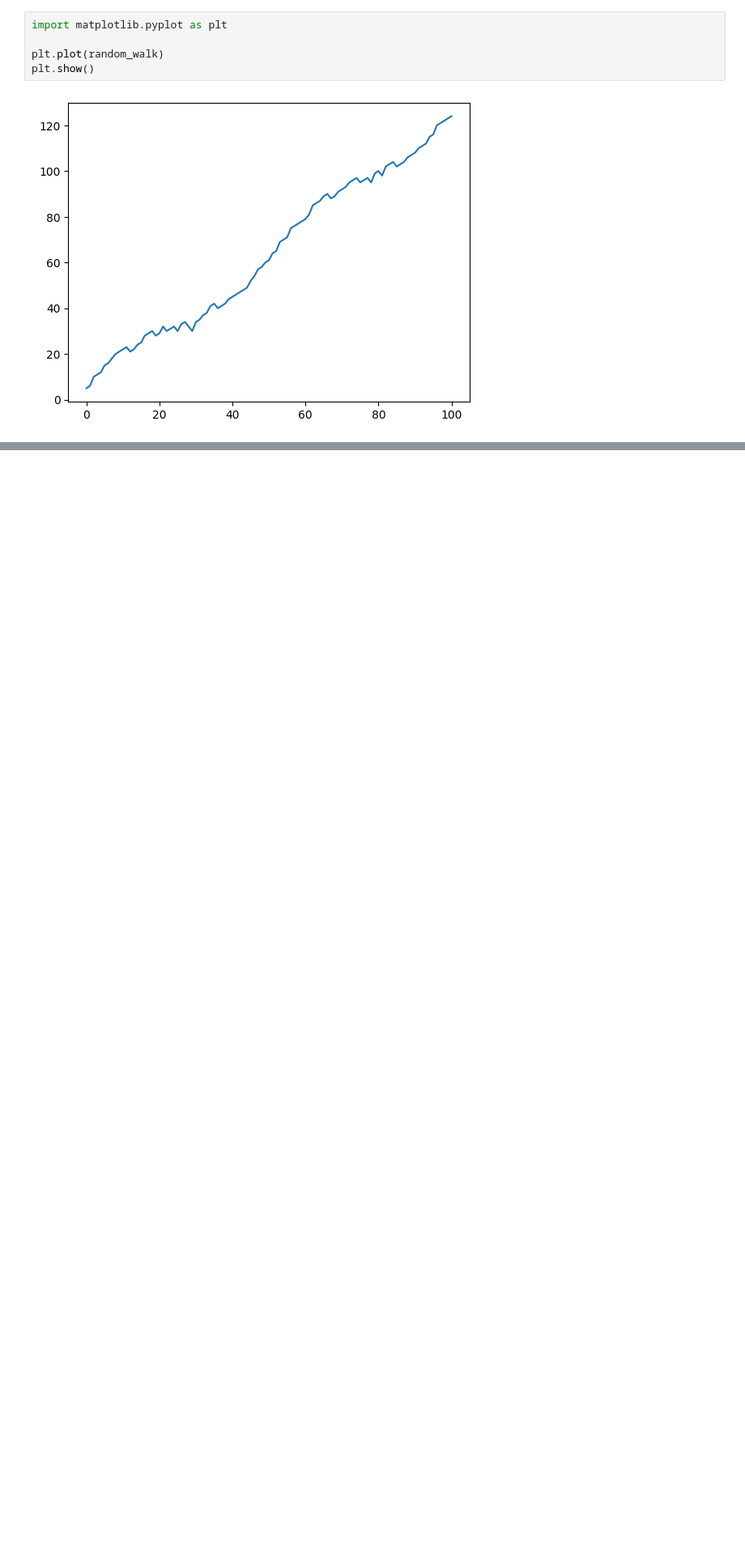
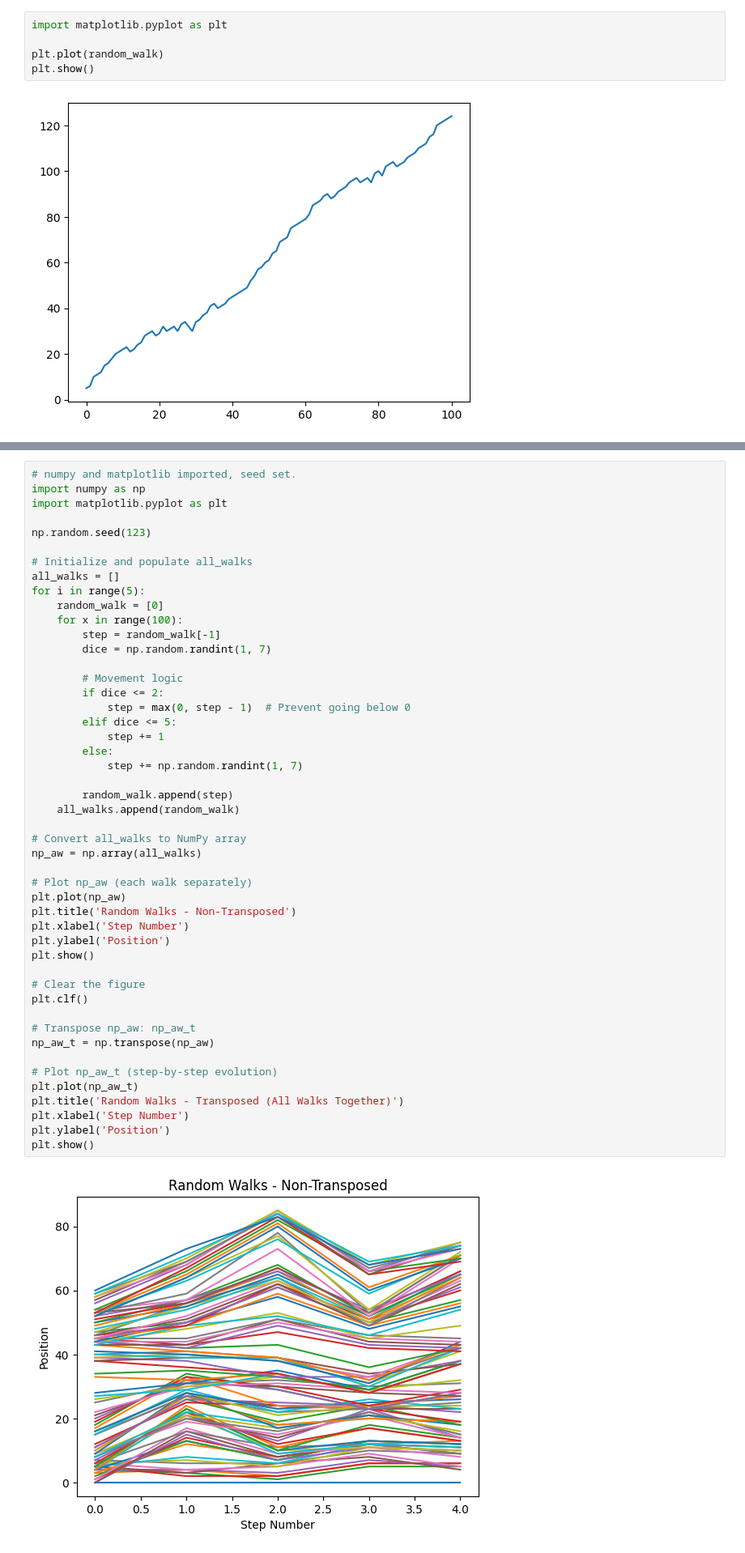
Before and after one commit to kar137/datascience-python, a Jupyter notebook: notebooks/2.Intermediate-python.ipynb, the cells around one changed output, grey strips where cells are left out. Shown: that part at 81% size. Cells and saved outputs as stored; diff of their text form; blank space fills up the shorter version.

Commit message:
Add: Implement and visualize multiple walk

```diff
--- a/notebooks/2.Intermediate-python.ipynb
+++ b/notebooks/2.Intermediate-python.ipynb
@@ -1154,0 +1157,50 @@ plt.show()
+# %%
+# numpy and matplotlib imported, seed set.
+import numpy as np
+import matplotlib.pyplot as plt
+
+np.random.seed(123)
+
+# Initialize and populate all_walks
+all_walks = []
+for i in range(5):
+    random_walk = [0]
+    for x in range(100):
+        step = random_walk[-1]
+        dice = np.random.randint(1, 7)
+
+        # Movement logic
+        if dice <= 2:
+            step = max(0, step - 1)  # Prevent going below 0
+        elif dice <= 5:
+            step += 1
+        else:
+            step += np.random.randint(1, 7)
+
+        random_walk.append(step)
+    all_walks.append(random_walk)
+
+# Convert all_walks to NumPy array
+np_aw = np.array(all_walks)
+
+# Plot np_aw (each walk separately)
+plt.plot(np_aw)
+plt.title('Random Walks - Non-Transposed')
+plt.xlabel('Step Number')
+plt.ylabel('Position')
+plt.show()
+
+# Clear the figure
+plt.clf()
+
+# Transpose np_aw: np_aw_t
+np_aw_t = np.transpose(np_aw)
+
+# Plot np_aw_t (step-by-step evolution)
+plt.plot(np_aw_t)
+plt.title('Random Walks - Transposed (All Walks Together)')
+plt.xlabel('Step Number')
+plt.ylabel('Position')
+plt.show()
+# %% [output]
+[figure, added]
```
Also changed, not shown: parts of 5 cells of this notebook.
